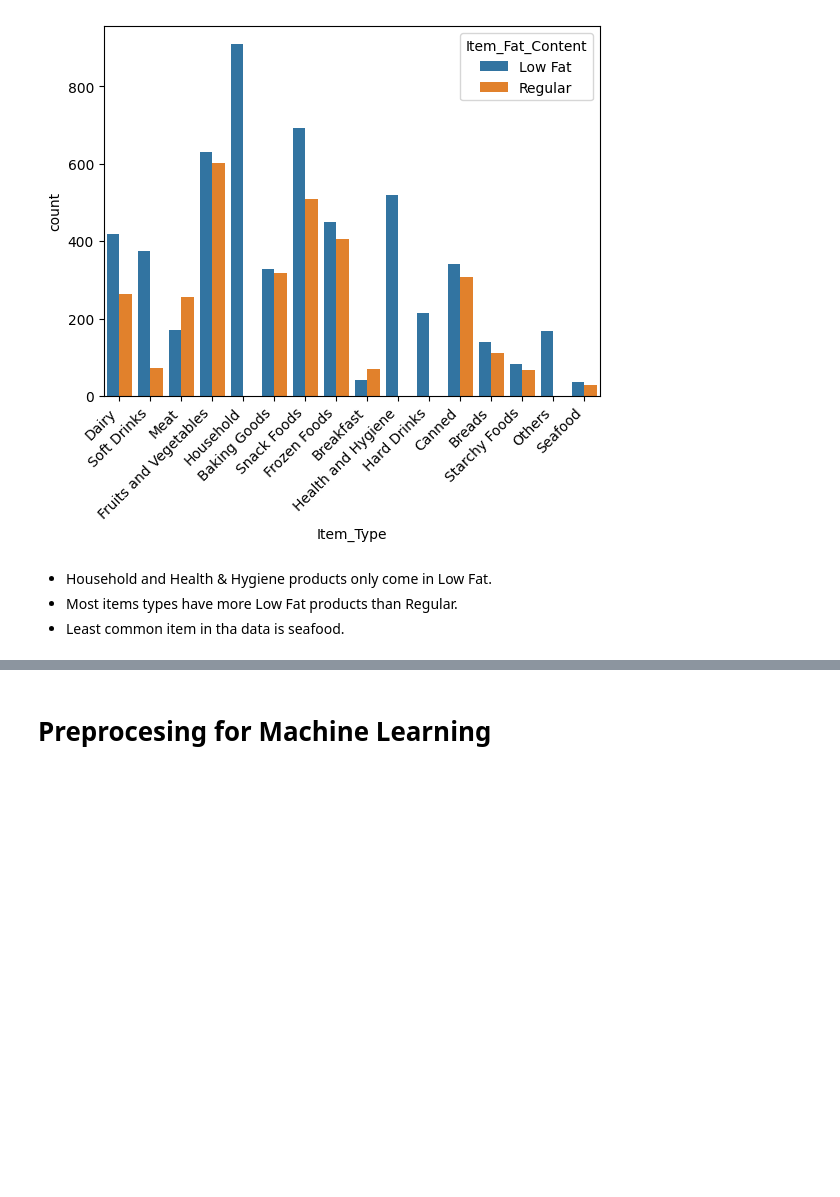
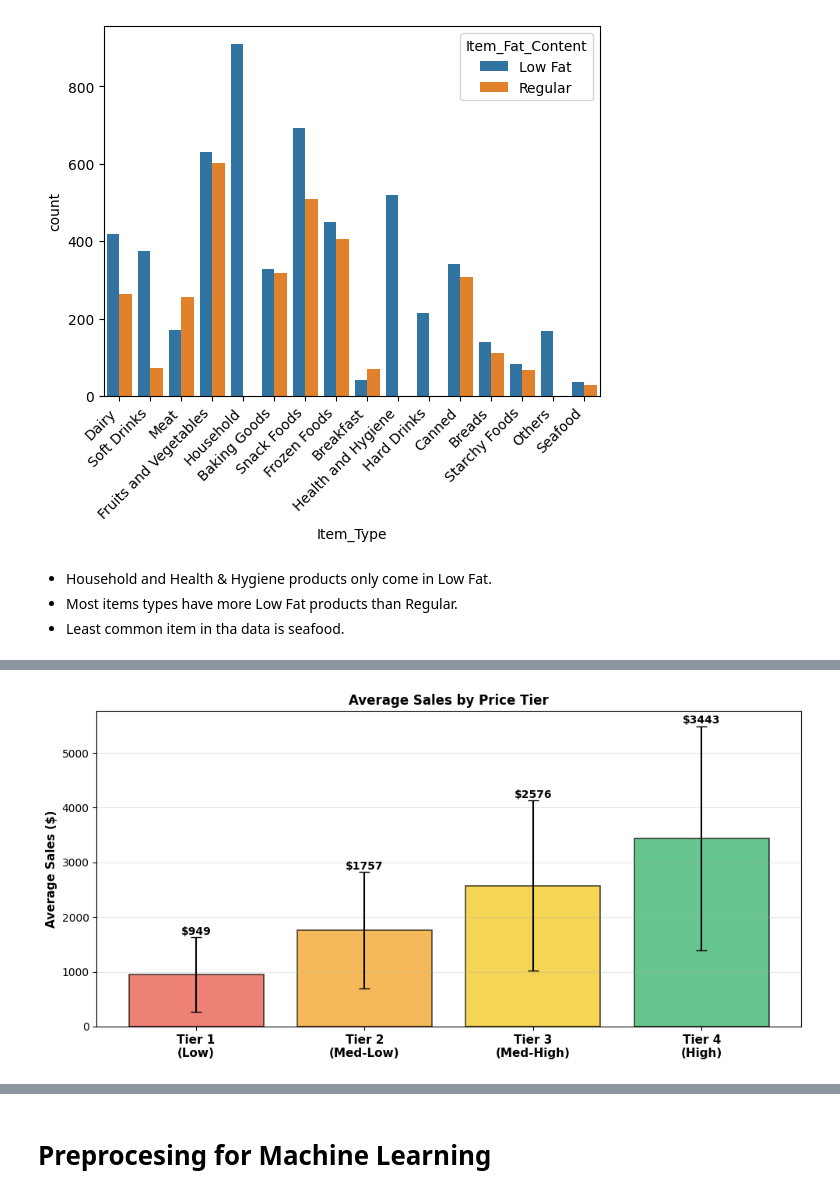
Before and after one commit to MaysNassar/prediction-of-product-sales, a Jupyter notebook: prediction_of_product_sales.ipynb, the cells around one changed output, grey strips where cells are left out. Cells and saved outputs as stored; diff of their text form; code cells hidden in the pictures; blank space fills up the shorter version.

```diff
--- a/prediction_of_product_sales.ipynb
+++ b/prediction_of_product_sales.ipynb
@@ -837,0 +879,31 @@ plt.xticks(rotation=45, ha='right');
+# %%
+fig, ax = plt.subplots(figsize=(10, 5))
+
+# Create price tiers (quartiles)
+df['Price_Tier'] = pd.qcut(df['Item_MRP'], q=4,
+                                  labels=['Tier 1\n(Low)', 'Tier 2\n(Med-Low)',
+                                          'Tier 3\n(Med-High)', 'Tier 4\n(High)'])
+
+tier_stats = df.groupby('Price_Tier')['Item_Outlet_Sales'].agg(['mean', 'std', 'count'])
+
+x_pos = np.arange(len(tier_stats))
+colors_tier = ['#e74c3c', '#f39c12', '#f1c40f', '#27ae60']
+
+bars = ax.bar(x_pos, tier_stats['mean'], yerr=tier_stats['std'],
+              capsize=5, alpha=0.7, color=colors_tier, edgecolor='black', linewidth=1.2)
+
+ax.set_xticks(x_pos)
+ax.set_xticklabels(tier_stats.index, fontsize=11, fontweight='bold')
+ax.set_ylabel('Average Sales ($)', fontsize=11, fontweight='bold')
+ax.set_title('Average Sales by Price Tier', fontsize=12, fontweight='bold')
+ax.grid(True, alpha=0.3, axis='y')
+
+# Add value labels
+for i, (bar, val) in enumerate(zip(bars, tier_stats['mean'])):
+    ax.text(i, val + tier_stats['std'].iloc[i] + 50, f'${val:.0f}',
+           ha='center', fontweight='bold', fontsize=10)
+
+plt.tight_layout();
+plt.show();
+# %% [output]
+[figure, added]
```
Also changed, not shown: parts of 31 cells of this notebook.
